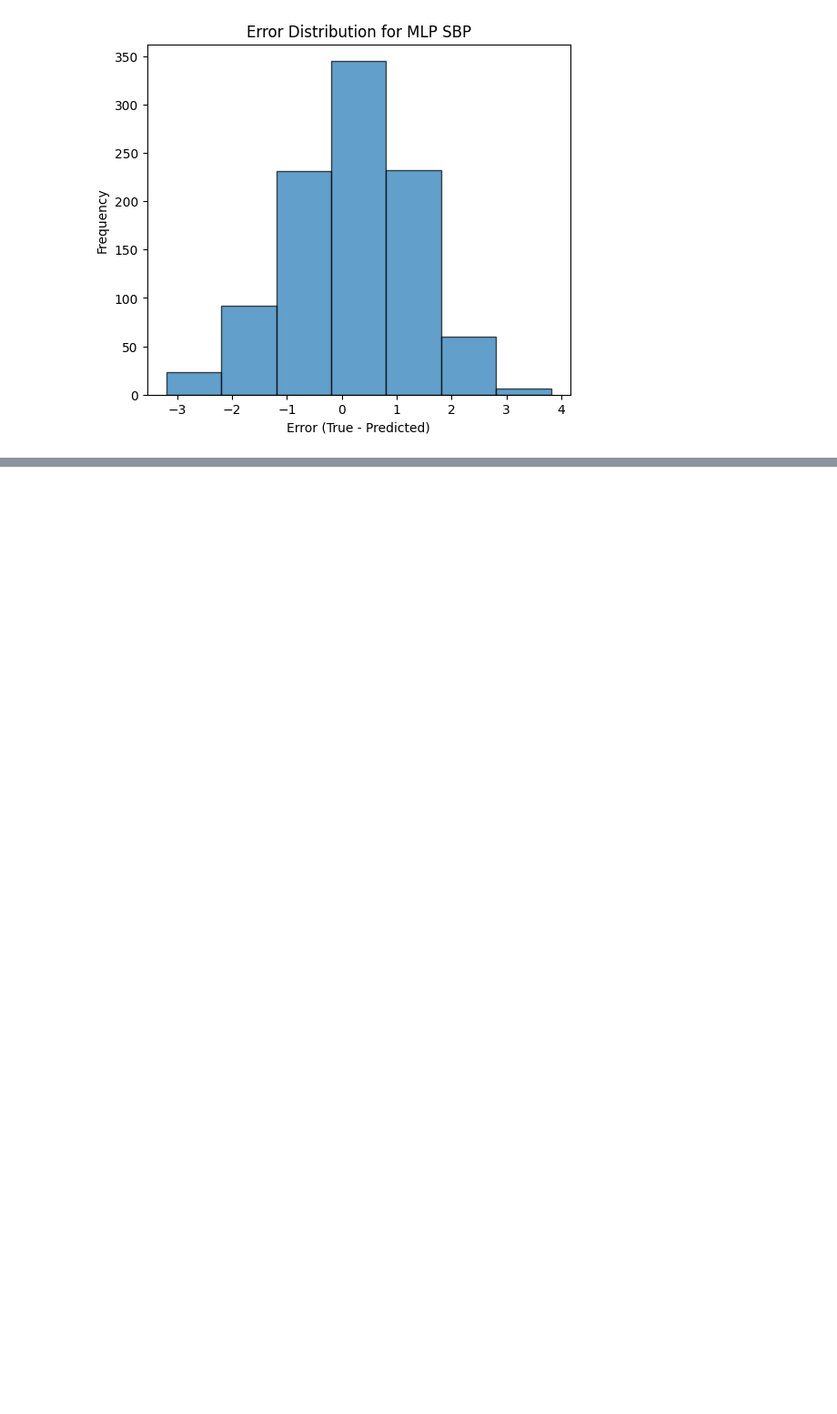
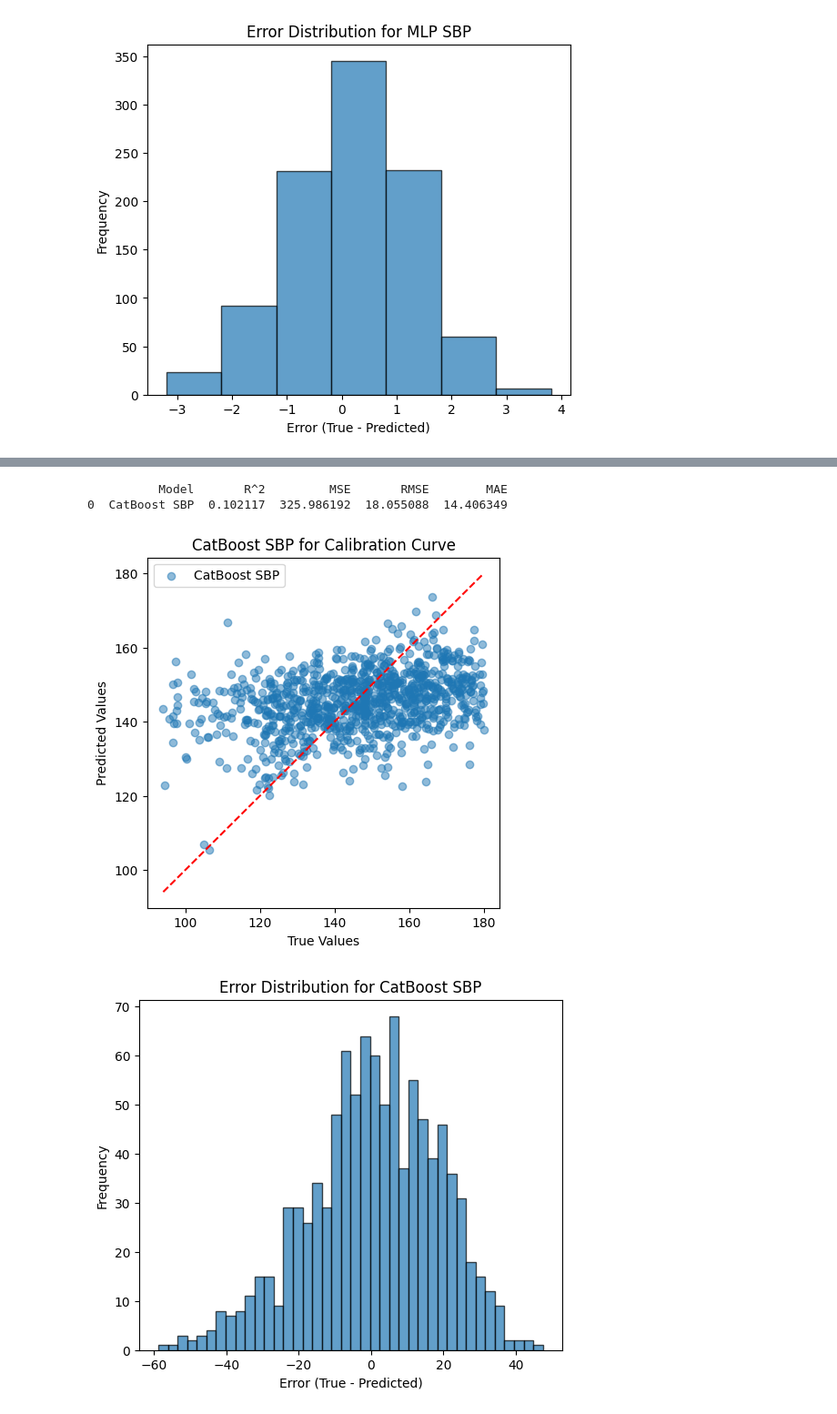
Before and after one commit to AniruthAnanth/CuffLessBloodPressureEstimation, a Jupyter notebook: main.ipynb, the cells around one changed output, grey strips where cells are left out. Shown at 91% size. Cells and saved outputs as stored; diff of their text form; code cells hidden in the pictures; blank space fills up the shorter version.

```diff
--- a/main.ipynb
+++ b/main.ipynb
@@ -393,0 +313,13 @@ evaluate_regression(sbp_test_scaled[0].values, sbp_pred_mlp, label="MLP SBP")
+# %%
+from catboost import CatBoostRegressor
+
+# CatBoost for SBP
+cat_sbp = CatBoostRegressor(random_state=42)
+cat_sbp.fit(X_train, sbp_train, verbose=0)
+sbp_pred_cat = cat_sbp.predict(X_test)
+evaluate_regression(sbp_test, sbp_pred_cat, label="CatBoost SBP")
+# %% [output]
+          Model       R^2         MSE       RMSE        MAE
+0  CatBoost SBP  0.102117  325.986192  18.055088  14.406349
+[figure, added]
+[figure, added]
```
Also changed, not shown: parts of 10 cells of this notebook, 1 other file.
